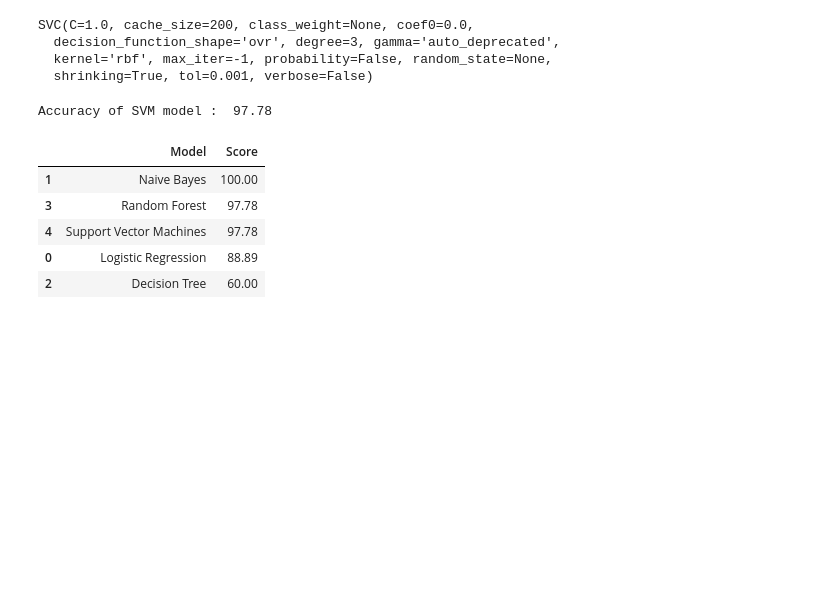
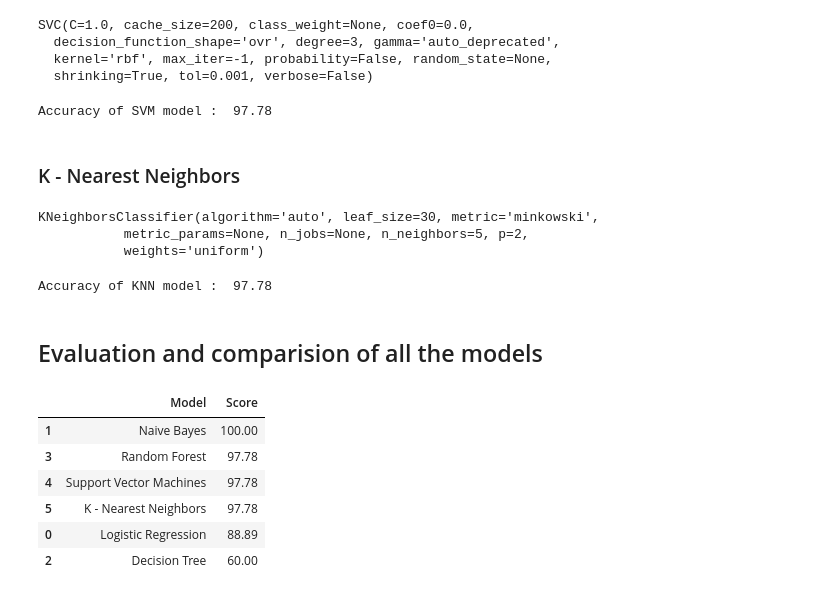
Before and after one commit to shreayan98c/Iris-EDA, a Jupyter notebook: Iris.ipynb, the cells around one changed output. Drawn from its saved outputs; the diff is of its cells as text; code cells hidden in the pictures; blank space fills up the shorter version.

```diff
--- a/Iris.ipynb
+++ b/Iris.ipynb
@@ -324,15 +373,45 @@ acc_svm = round( metrics.accuracy_score(y_test, y_pred) * 100, 2 )
 print( 'Accuracy of SVM model : ', acc_svm )
 # %% [output]
 Accuracy of SVM model :  97.78
+# %% [markdown]
+### K - Nearest Neighbors
+# %%
+# Random Forest Classifier
+
+# Import library of RandomForestClassifier model
+from sklearn.neighbors import KNeighborsClassifier
+
+# Create a Random Forest Classifier
+knn = KNeighborsClassifier()
+
+# Train the model using the training sets
+knn.fit(X_train,y_train)
+# %% [output]
+KNeighborsClassifier(algorithm='auto', leaf_size=30, metric='minkowski',
+           metric_params=None, n_jobs=None, n_neighbors=5, p=2,
+           weights='uniform')
+# %%
+# Prediction on test data
+y_pred = knn.predict(X_test)
+# %%
+# Calculating the accuracy
+acc_knn = round( metrics.accuracy_score(y_test, y_pred) * 100, 2 )
+print( 'Accuracy of KNN model : ', acc_knn )
+# %% [output]
+Accuracy of KNN model :  97.78
+# %% [markdown]
+## Evaluation and comparision of all the models
 # %%
 models = pd.DataFrame({
-    'Model': ['Logistic Regression', 'Naive Bayes', 'Decision Tree', 'Random Forest', 'Support Vector Machines'],
-    'Score': [acc_logreg, acc_nb, acc_dt, acc_rf, acc_svm]})
+    'Model': ['Logistic Regression', 'Naive Bayes', 'Decision Tree', 'Random Forest', 'Support Vector Machines',
+              'K - Nearest Neighbors'],
+    'Score': [acc_logreg, acc_nb, acc_dt, acc_rf, acc_svm, acc_knn]})
 models.sort_values(by='Score', ascending=False)
 # %% [output]
 |  | Model | Score |
 | 1 | Naive Bayes | 100.00 |
 | 3 | Random Forest | 97.78 |
 | 4 | Support Vector Machines | 97.78 |
+| 5 | K - Nearest Neighbors | 97.78 |
 | 0 | Logistic Regression | 88.89 |
 | 2 | Decision Tree | 60.00 |
```
Also changed, not shown: parts of 19 cells of this notebook.
